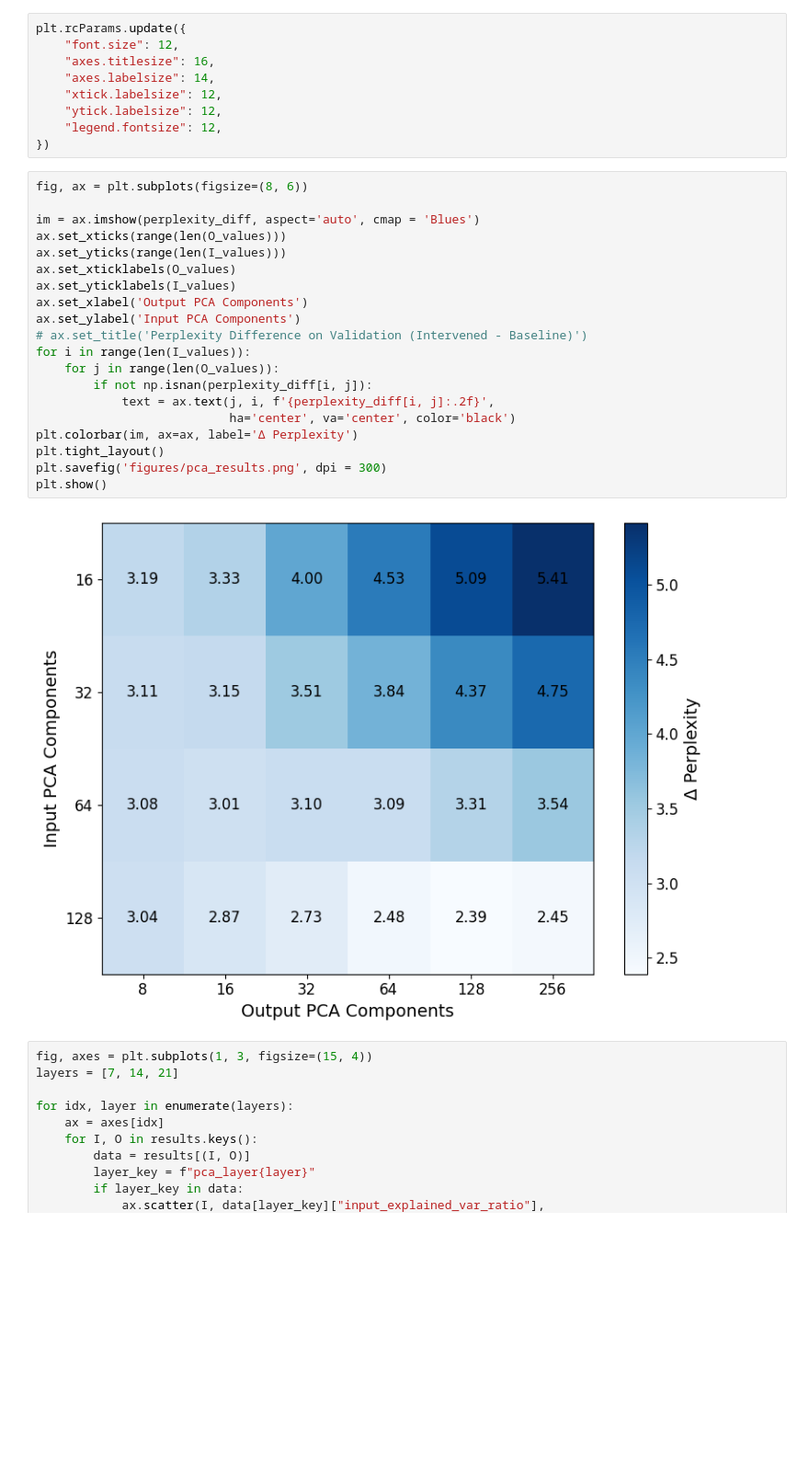
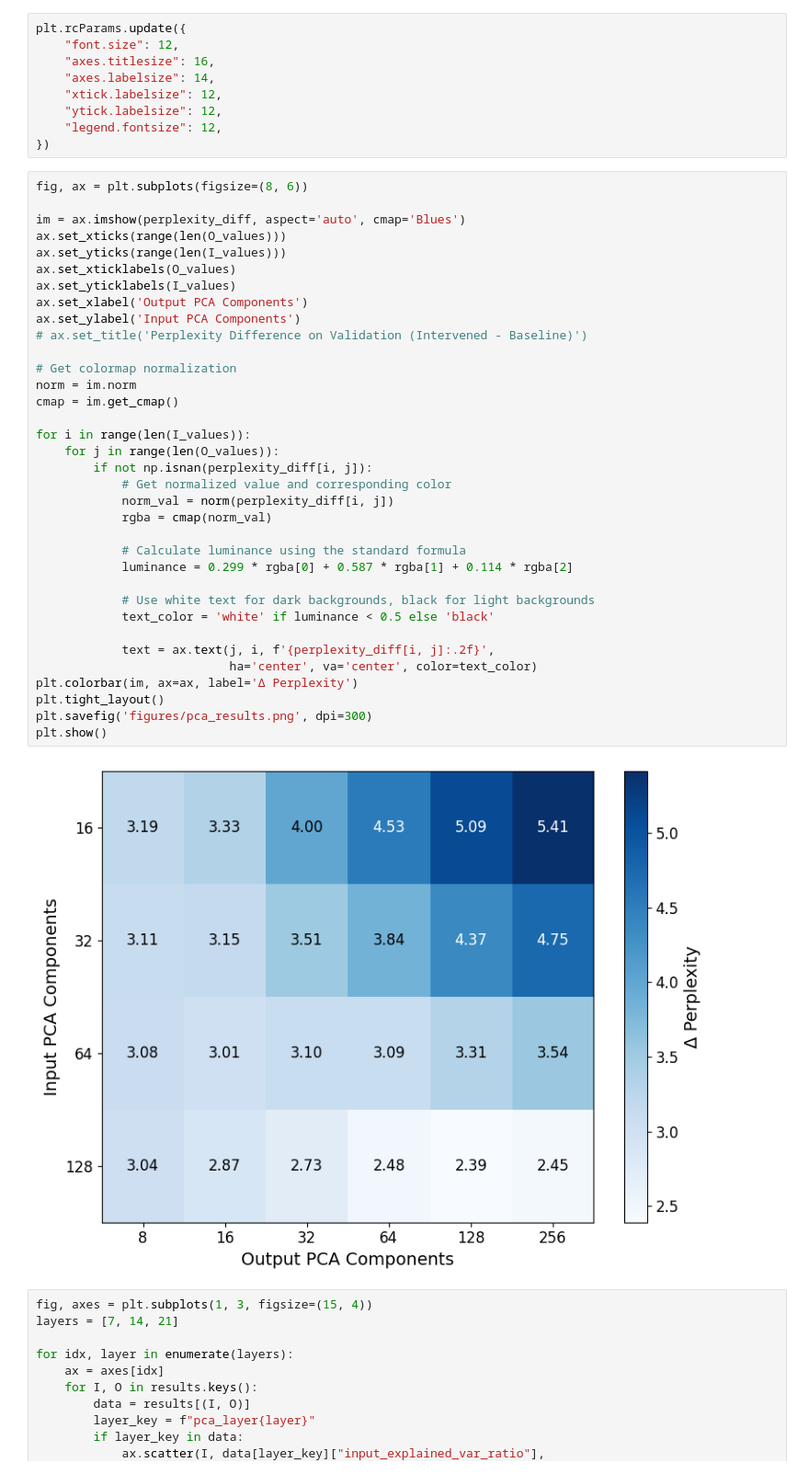
Before and after one commit to astroautomata/LLM_PCA, a Jupyter notebook: analysis.ipynb, the cells around one changed output. Shown at 92% size. Saved outputs shown, nothing was run; the diff lists cells and outputs as text; blank space fills up the shorter version.

Commit message:
style changes of the plot

```diff
--- a/analysis.ipynb
+++ b/analysis.ipynb
@@ -46,25 +46,40 @@ plt.rcParams.update({
 # %%
 fig, ax = plt.subplots(figsize=(8, 6))
 
-im = ax.imshow(perplexity_diff, aspect='auto', cmap = 'Blues')
+im = ax.imshow(perplexity_diff, aspect='auto', cmap='Blues')
 ax.set_xticks(range(len(O_values)))
 ax.set_yticks(range(len(I_values)))
 ax.set_xticklabels(O_values)
 ax.set_yticklabels(I_values)
 ax.set_xlabel('Output PCA Components')
 ax.set_ylabel('Input PCA Components')
 # ax.set_title('Perplexity Difference on Validation (Intervened - Baseline)')
+
+# Get colormap normalization
+norm = im.norm
+cmap = im.get_cmap()
+
 for i in range(len(I_values)):
     for j in range(len(O_values)):
         if not np.isnan(perplexity_diff[i, j]):
+            # Get normalized value and corresponding color
+            norm_val = norm(perplexity_diff[i, j])
+            rgba = cmap(norm_val)
+
+            # Calculate luminance using the standard formula
+            luminance = 0.299 * rgba[0] + 0.587 * rgba[1] + 0.114 * rgba[2]
+
+            # Use white text for dark backgrounds, black for light backgrounds
+            text_color = 'white' if luminance < 0.5 else 'black'
+
             text = ax.text(j, i, f'{perplexity_diff[i, j]:.2f}',
-                           ha='center', va='center', color='black')
+                           ha='center', va='center', color=text_color)
 plt.colorbar(im, ax=ax, label='Δ Perplexity')
 plt.tight_layout()
-plt.savefig('figures/pca_results.png', dpi = 300)
+plt.savefig('figures/pca_results.png', dpi=300)
 plt.show()
 # %% [output]
-[figure, old version]
+[figure, new version]
 # %%
 fig, axes = plt.subplots(1, 3, figsize=(15, 4))
 layers = [7, 14, 21]
```
Also changed, not shown: 1 other file.
